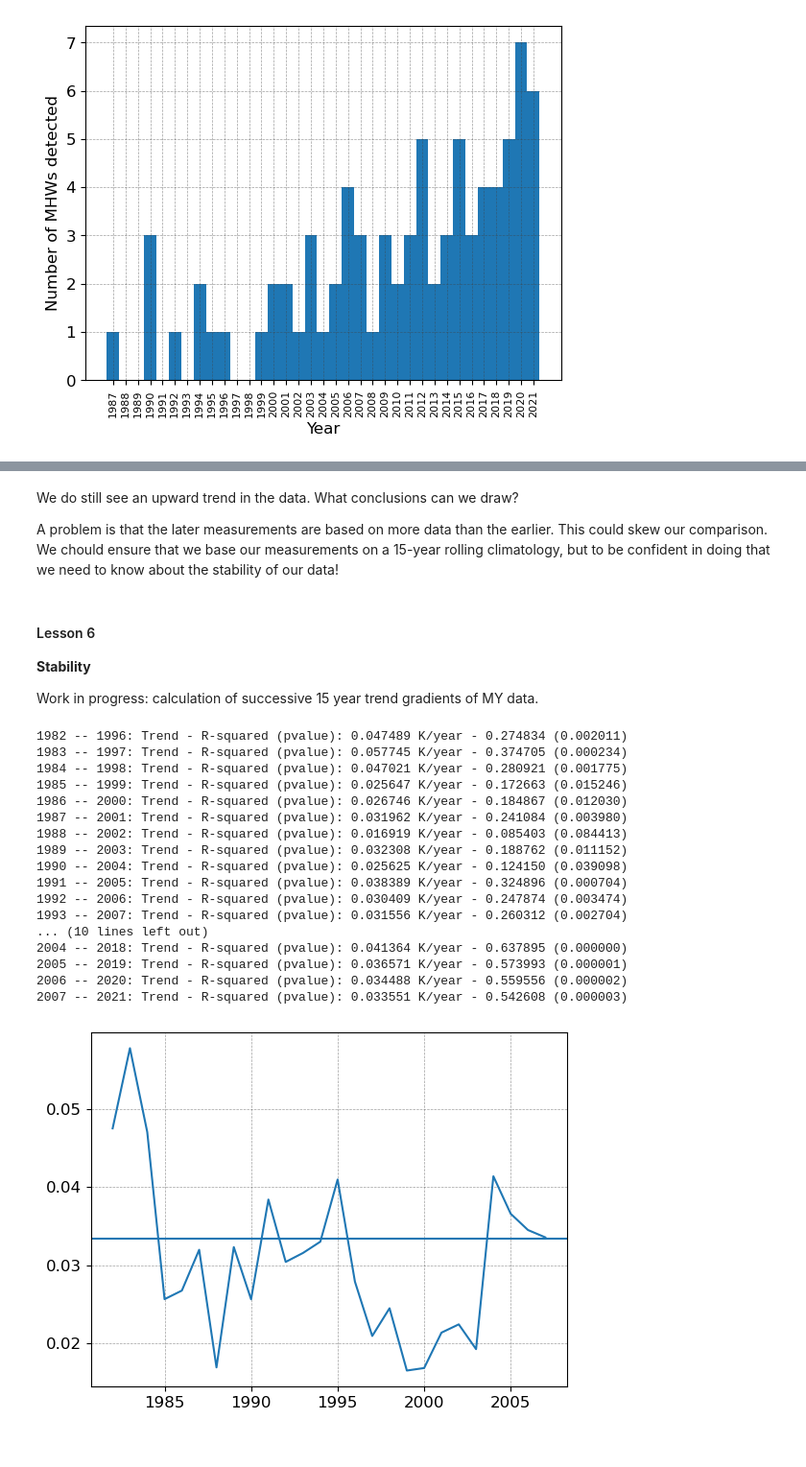
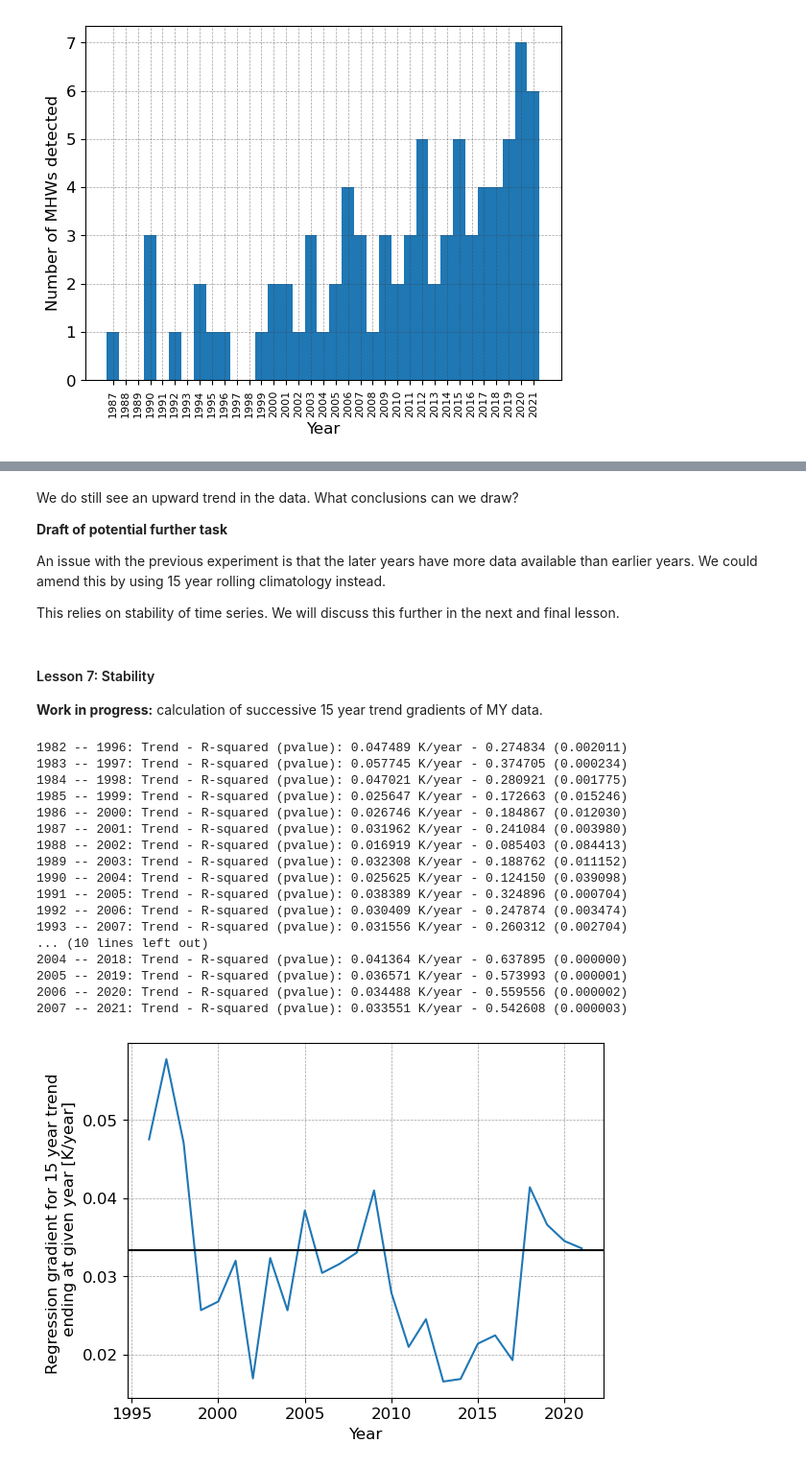
Before and after one commit to GJHSimmons/personal, a Jupyter notebook: MHWCourse.ipynb, the cells around one changed output, grey strips where cells are left out. Shown at 96% size. Cells and saved outputs as stored; diff of their text form; code cells hidden in the pictures.

```diff
--- a/MHWCourse.ipynb
+++ b/MHWCourse.ipynb
@@ -49,7 +84,7 @@ download_dir = os.path.join(os.getcwd(), "products")
 os.makedirs(download_dir, exist_ok=True)
 
 # Data downloading options
-download_cmems_data = False
+download_cmems_data = True # Change to False once data has been dowloaded
 cmems_credentials_file = os.path.join(os.path.expanduser("~"),'.cmems_opendap')
 
 tags = ["MY", "NRT"]
@@ -189,0 +262,27 @@ Next, we plot both climatologies on the same axes.
+# %%
+tag = "MY"
+series = "full"
+
+working_dict = heatwaves[tag][series]
+
+thresh_1 = threshold(working_dict["time_series"], smoothPercentileWidth = 31) # default window width of 31
+thresh_2 = threshold(working_dict["time_series"], smoothPercentileWidth = 7) # window width of 7
+
+plots = []; labels = []; annot = ""
+
+p, = plt.plot(thresh_1.doy, thresh_1.seas, c = "grey")
+plots.append(p)
+labels.append(f"smoothPercentileWidth = 31")
+annot += "\n" + f"{tag}: {working_dict['start_year']} - {working_dict['end_year']}"
+
+q, = plt.plot(thresh_2.doy, thresh_2.seas, c = "k")
+plots.append(q)
+labels.append(f"smoothPercentileWidth = 7")
+
+plt.grid(color='0.25', linestyle='--', linewidth=0.5, alpha=0.5)
+plt.legend(plots, labels,
+            frameon=False, bbox_to_anchor=(0.5, 1.10), loc='upper center', ncol=2, fontsize=8)
+plt.annotate(annot, (0.05, 0.8), xycoords="axes fraction", color='b')
+plt.xlabel(r'Day of year')
+plt.ylabel(r'SST [$^\circ$C]')
+plt.show()
@@ -593,13 +919,15 @@ plt.show()
 # %% [markdown]
 We do still see an upward trend in the data. What conclusions can we draw?
 
-A problem is that the later measurements are based on more data than the earlier. This could skew our comparison. We chould ensure that we base our measurements on a 15-year rolling climatology, but to be confident in doing that we need to know about the stability of our data!
+**Draft of potential further task**
+
+An issue with the previous experiment is that the later years have more data available than earlier years. We could amend this by using 15 year rolling climatology instead.
+
+This relies on stability of time series. We will discuss this further in the next and final lesson.
 # %% [markdown]
-#### Lesson 6
+#### Lesson 7: Stability
 
-**Stability**
-
-Work in progress: calculation of successive 15 year trend gradients of MY data.
+**Work in progress:** calculation of successive 15 year trend gradients of MY data.
 # %%
 tag = "MY"
 gap = 14
@@ -608,33 +936,35 @@ plot_x = []; plot_y = []
 for clim_start_year in range(1982, 2022-gap):
     DS = xr.open_mfdataset(TS_files).sel(time=slice(f'{clim_start_year}-01-01', f'{clim_start_year + gap}-12-31'))
     DS["timeordinal"]=(['time'],  [pd.to_datetime(x).toordinal() for x in DS.time.values])
     annual = DS.groupby('time.year').mean('time')
     res = stats.linregress(annual.timeordinal, annual.analysed_sst - 273.15)
     print(f"{clim_start_year} -- {clim_start_year + gap}:", f"Trend - R-squared (pvalue): {res.slope*365:.6f} K/year - {res.rvalue**2:.6f} ({res.pvalue**2:.6f})")
     #plt.plot([clim_start_year, clim_start_year + gap], [res.slope*365, res.slope*365])
-    plot_x.append(clim_start_year)
+    plot_x.append(clim_start_year + gap)
     plot_y.append(res.slope*365)
 
 plt.plot(plot_x, plot_y)
-plt.axhline(0.033366)
+plt.axhline(0.033366, c="k")
+plt.xlabel("Year")
+plt.ylabel("Regression gradient for 15 year trend \n ending at given year [K/year]")
 plt.grid(color='0.25', linestyle='--', linewidth=0.5, alpha=0.5)
 plt.show()
 # %% [output]
 1982 -- 1996: Trend - R-squared (pvalue): 0.047489 K/year - 0.274834 (0.002011)
 1983 -- 1997: Trend - R-squared (pvalue): 0.057745 K/year - 0.374705 (0.000234)
 1984 -- 1998: Trend - R-squared (pvalue): 0.047021 K/year - 0.280921 (0.001775)
 1985 -- 1999: Trend - R-squared (pvalue): 0.025647 K/year - 0.172663 (0.015246)
 1986 -- 2000: Trend - R-squared (pvalue): 0.026746 K/year - 0.184867 (0.012030)
 1987 -- 2001: Trend - R-squared (pvalue): 0.031962 K/year - 0.241084 (0.003980)
 1988 -- 2002: Trend - R-squared (pvalue): 0.016919 K/year - 0.085403 (0.084413)
 1989 -- 2003: Trend - R-squared (pvalue): 0.032308 K/year - 0.188762 (0.011152)
 1990 -- 2004: Trend - R-squared (pvalue): 0.025625 K/year - 0.124150 (0.039098)
 1991 -- 2005: Trend - R-squared (pvalue): 0.038389 K/year - 0.324896 (0.000704)
 1992 -- 2006: Trend - R-squared (pvalue): 0.030409 K/year - 0.247874 (0.003474)
 1993 -- 2007: Trend - R-squared (pvalue): 0.031556 K/year - 0.260312 (0.002704)
 ... (10 lines left out)
 2004 -- 2018: Trend - R-squared (pvalue): 0.041364 K/year - 0.637895 (0.000000)
 2005 -- 2019: Trend - R-squared (pvalue): 0.036571 K/year - 0.573993 (0.000001)
 2006 -- 2020: Trend - R-squared (pvalue): 0.034488 K/year - 0.559556 (0.000002)
 2007 -- 2021: Trend - R-squared (pvalue): 0.033551 K/year - 0.542608 (0.000003)
-[figure, old version]
+[figure, new version]
```
Also changed, not shown: parts of 77 cells of this notebook.
